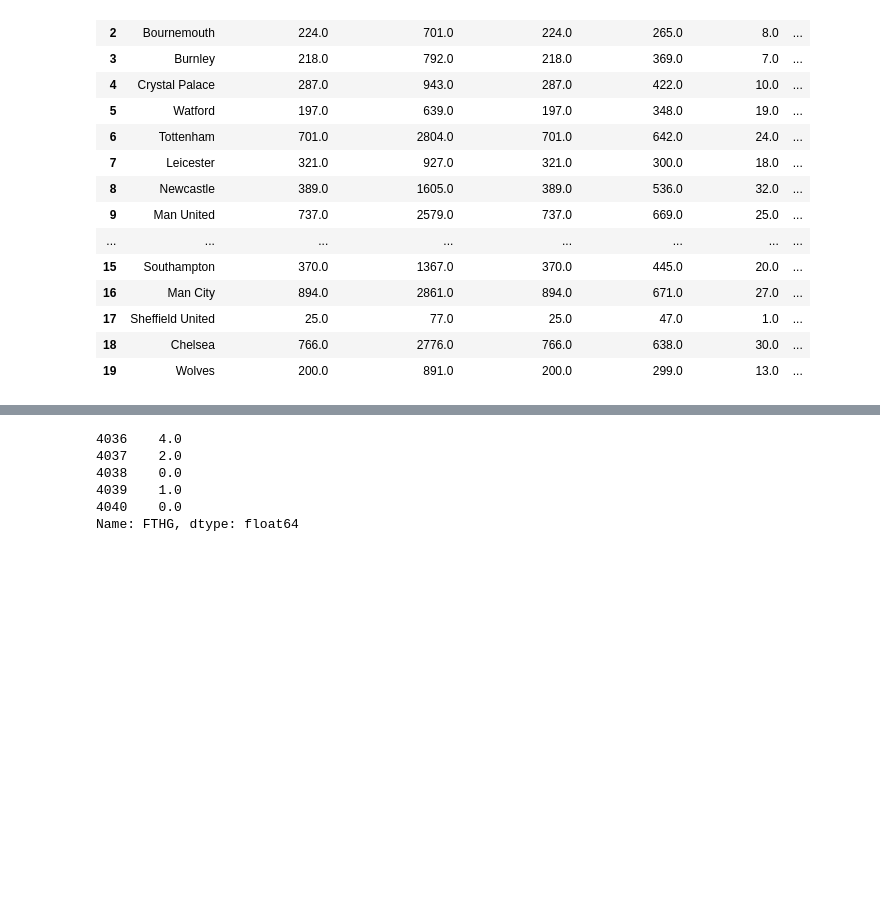
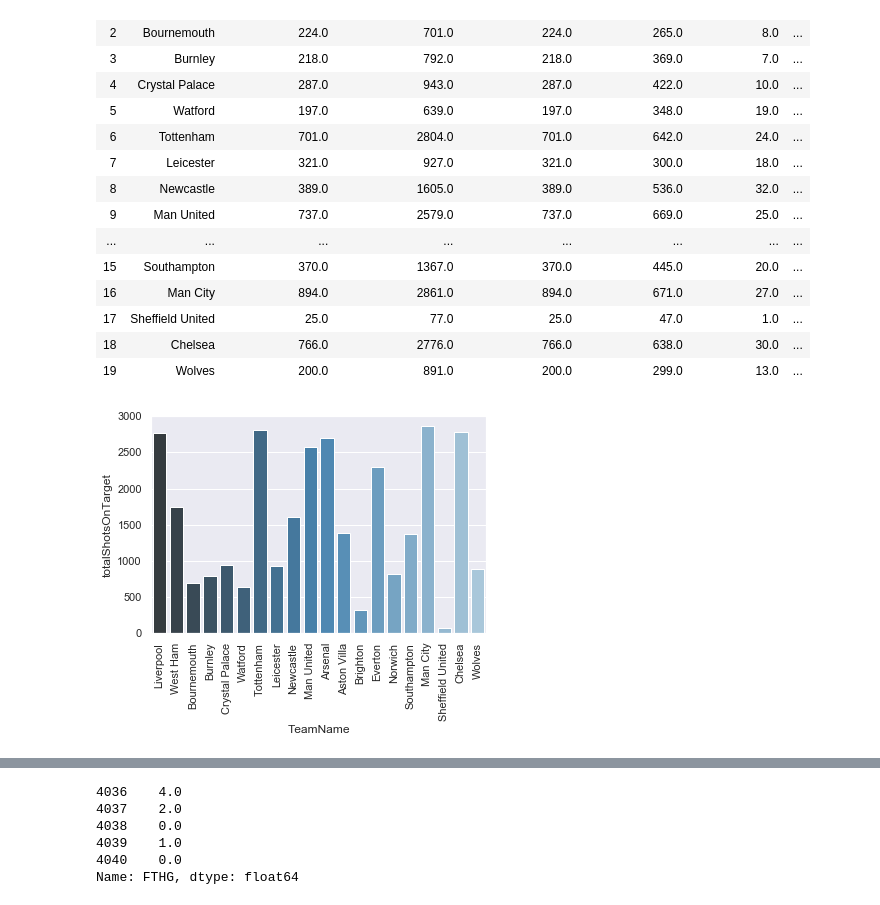
Before and after one commit to AmarNaga/EPL-prediction, a Jupyter notebook: Predict_1.ipynb, the cells around one changed output, grey strips where cells are left out. Saved outputs shown, nothing was run; the diff lists cells and outputs as text; code cells hidden in the pictures; blank space fills up the shorter version.

Commit message:
added graph; scaled data; changed attributes

```diff
--- a/Predict_1.ipynb
+++ b/Predict_1.ipynb
@@ -235,3 +235,15 @@ display(teamStats)
 # display(data.isnull().sum())
 # teamStats.isnull().sum()
 # #comparision of the attributes for nullness in whole data and selected data
+# %%
+import seaborn as se
+se.set(rc={'figure.figsize':(13.7,10.27)})
+totalGoalsScored = se.barplot(teamStats.TeamName, teamStats.totalGoalsScored,palette="Blues_d")
+for item in totalGoalsScored.get_xticklabels():
+    item.set_rotation(90)
+# %%
+totalShotsOnTargetPlot = se.barplot(teamStats.TeamName, teamStats.totalShotsOnTarget,palette="Blues_d")
+for item in totalShotsOnTargetPlot.get_xticklabels():
+    item.set_rotation(90)
+# %% [output]
+[figure, added]
```
Also changed, not shown: parts of 10 cells of this notebook, 1 other file.
